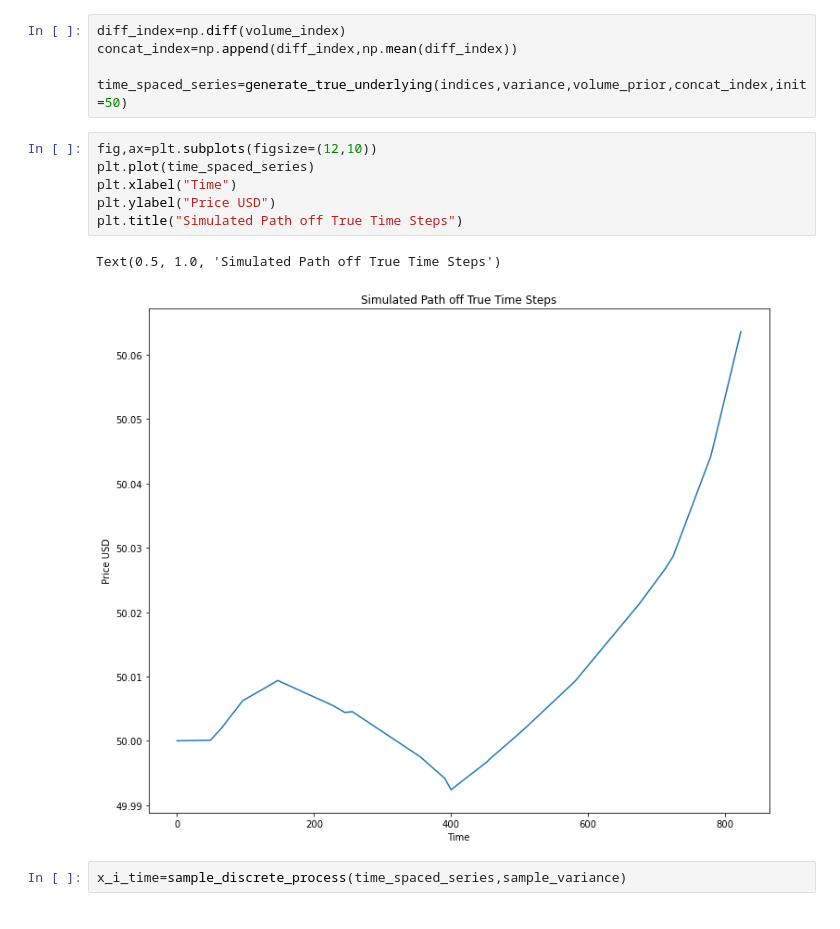
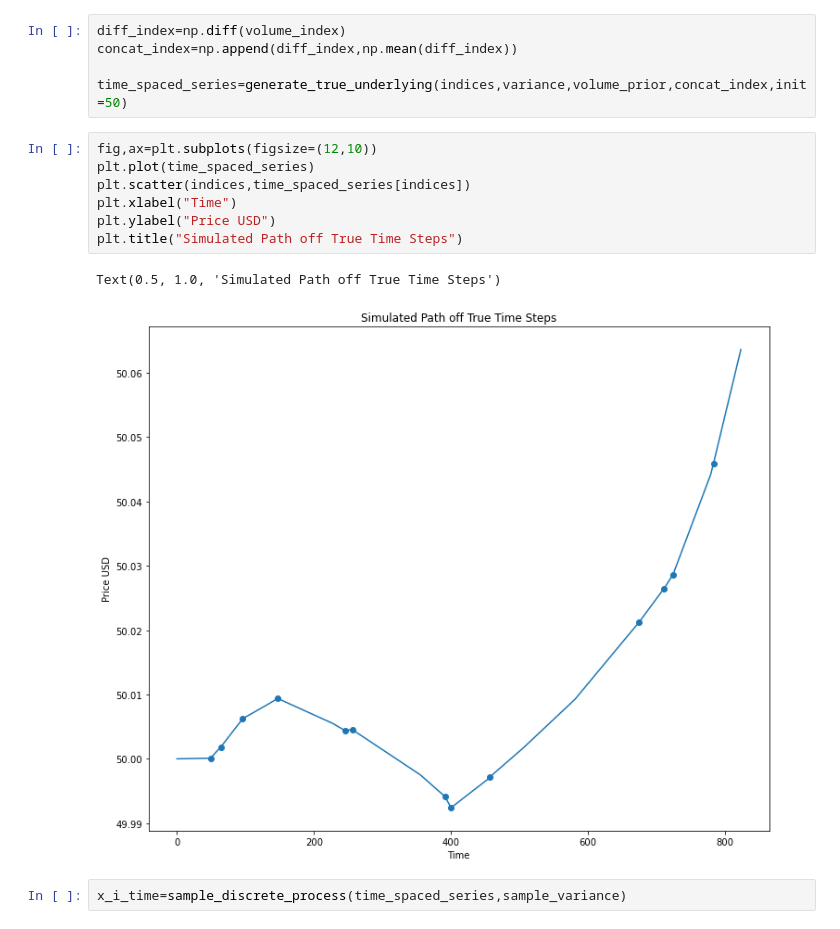
Before and after one commit to jasonbohne123/Adaptive_Signal_Estimation, a Jupyter notebook: Lasso_CPD/Conditional_TF-Sim2.ipynb, the cells around one changed output. Saved outputs shown, nothing was run; the diff lists cells and outputs as text.

```diff
--- a/Lasso_CPD/Conditional_TF-Sim2.ipynb
+++ b/Lasso_CPD/Conditional_TF-Sim2.ipynb
@@ -316,12 +335,13 @@ time_spaced_series=generate_true_underlying(indices,variance,volume_prior,concat
 # %%
 fig,ax=plt.subplots(figsize=(12,10))
 plt.plot(time_spaced_series)
+plt.scatter(indices,time_spaced_series[indices])
 plt.xlabel("Time")
 plt.ylabel("Price USD")
 plt.title("Simulated Path off True Time Steps")
 # %% [output]
 Text(0.5, 1.0, 'Simulated Path off True Time Steps')
-[figure, old version]
+[figure, new version]
 # %%
 x_i_time=sample_discrete_process(time_spaced_series,sample_variance)
 # %%
```
Also changed, not shown: parts of 7 cells of this notebook, 1 other file.
